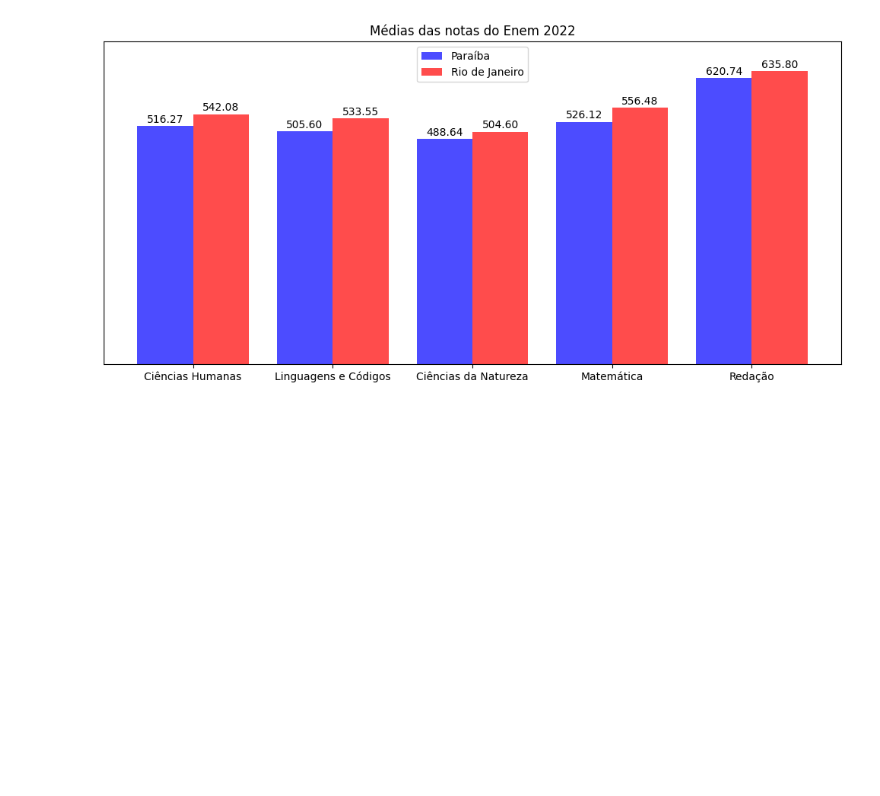
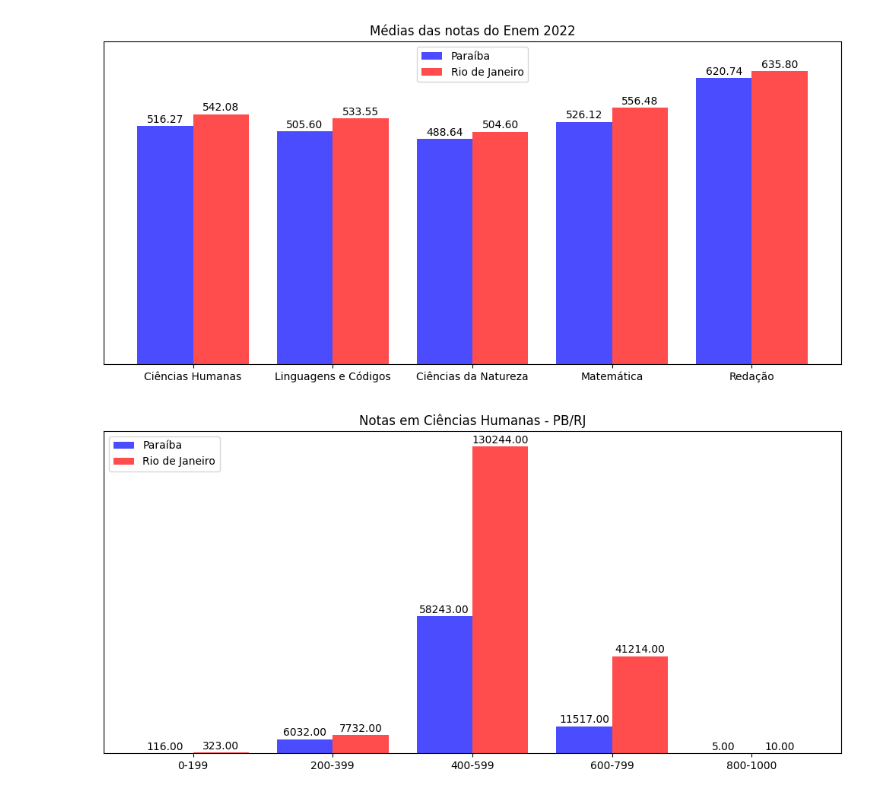
Before and after one commit to JhonataEzequiel/Trabalho-AVA-1, a Jupyter notebook: MicrodadosEnv/graficos.ipynb, the cells around one changed output. Drawn from its saved outputs; the diff is of its cells as text; code cells hidden in the pictures; blank space fills up the shorter version.

Commit message:
added graphics for the grades

```diff
--- a/MicrodadosEnv/graficos.ipynb
+++ b/MicrodadosEnv/graficos.ipynb
@@ -33,3 +33,36 @@ plt.tight_layout()
 plt.show()
 # %% [output]
 [figure]
+# %%
+ch_notas_pb = []
+for key in dados['PB']['notas']:
+    if 'ch' in key:
+        ch_notas_pb.append(dados['PB']['notas'][key])
+
+ch_notas_rj = []
+for key in dados['RJ']['notas']:
+    if 'ch' in key:
+        ch_notas_rj.append(dados['RJ']['notas'][key])
+
+keys = ['0-199', '200-399', '400-599', '600-799', '800-1000']
+
+values_pb = [_ for _ in ch_notas_pb]
+values_rj = [_ for _ in ch_notas_rj]
+
+plt.figure(figsize=(10, 5))
+
+bars_pb = plt.bar(keys, values_pb, color='blue', label='Paraíba', alpha=0.7, width=-0.4, align='edge')
+bars_rj = plt.bar(keys, values_rj, color='red', label='Rio de Janeiro', alpha=0.7, width=0.4, align='edge')
+
+plt.bar_label(bars_pb, padding=1, fmt='%.2f')
+plt.bar_label(bars_rj, padding=1, fmt='%.2f')
+
+plt.title('Notas em Ciências Humanas - PB/RJ')
+plt.xticks(ticks=range(len(keys)), labels=keys, rotation=0)
+plt.yticks([])
+
+plt.legend(loc='upper left')
+plt.tight_layout()
+plt.show()
+# %% [output]
+[figure, added]
```
Also changed, not shown: parts of 4 cells of this notebook.
